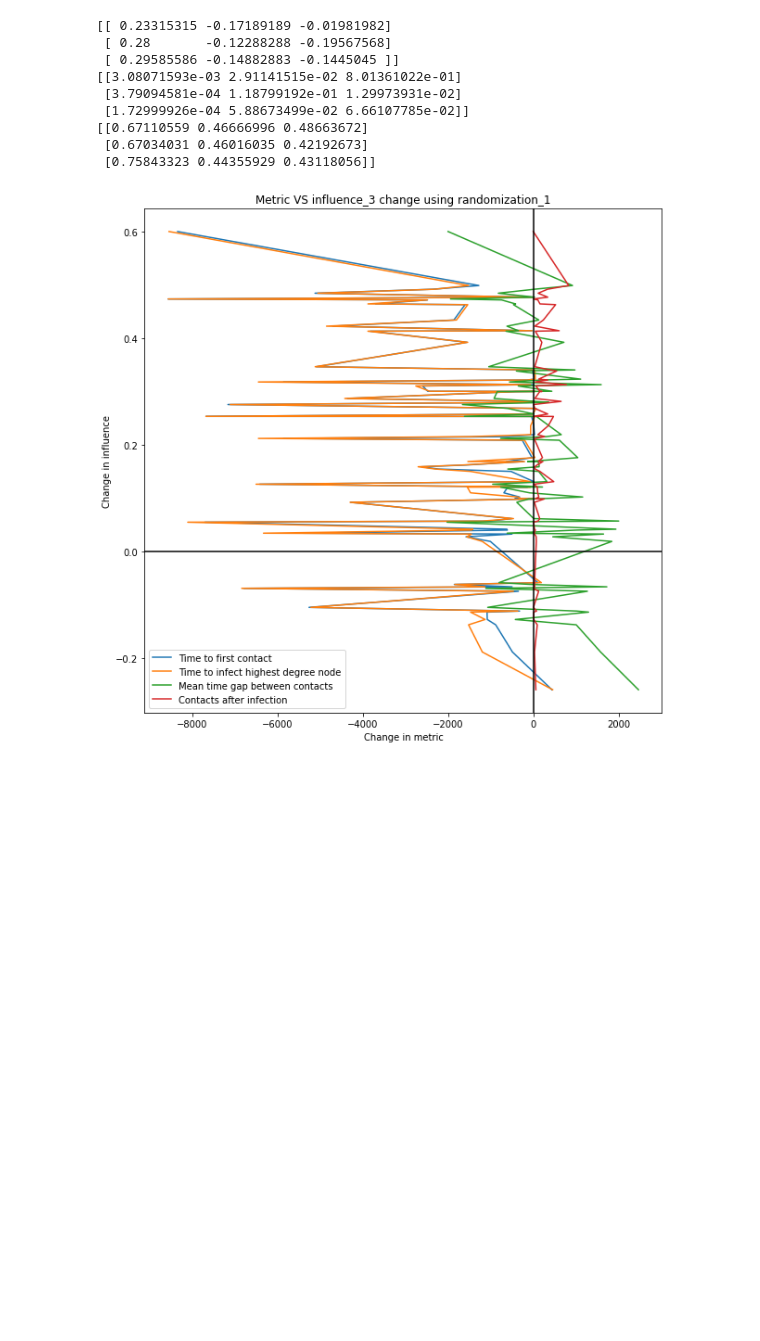
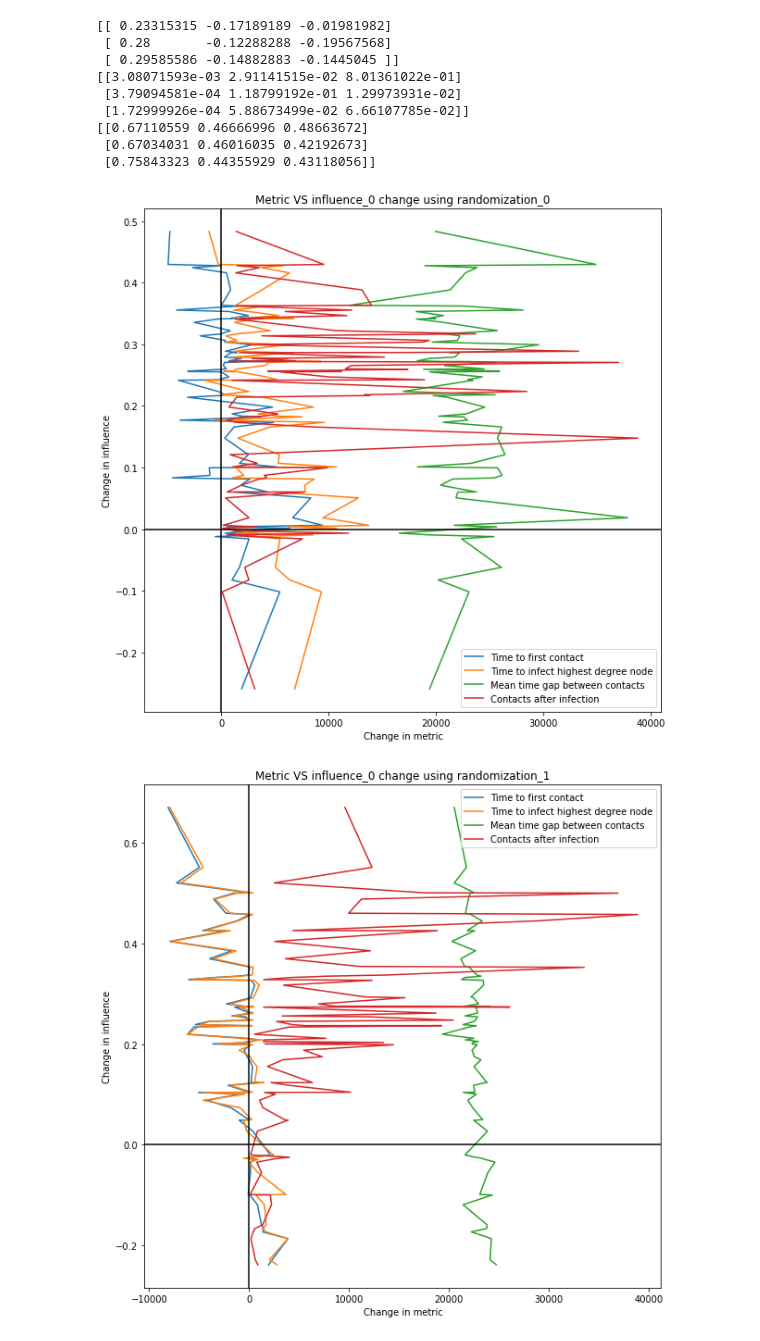
Before and after one commit to albertsolaroca/MDAC, a Jupyter notebook: Project 1/MDAC project.ipynb, the cells around one changed output. Cells and saved outputs as stored; diff of their text form; code cells hidden in the pictures; blank space fills up the shorter version.

Commit message:
Added the images for the different influences and randomizations with 10 randomizations

```diff
--- a/Project 1/MDAC project.ipynb
+++ b/Project 1/MDAC project.ipynb
@@ -793,6 +793,9 @@ def correlate_properties_influence(influence = 1, randomization = 1, numer_of_sw
 
     return
 # %%
-correlate_properties_influence(influence=3, randomization=1, realizations=1)
+for i in range(3):
+    for j in range(3):
+        correlate_properties_influence(influence=i, randomization=j, realizations=10)
 # %% [output]
-[figure, old version]
+[figure, new version]
+[figure, added]
```
Also changed, not shown: parts of 2 cells of this notebook, 10 other files.
